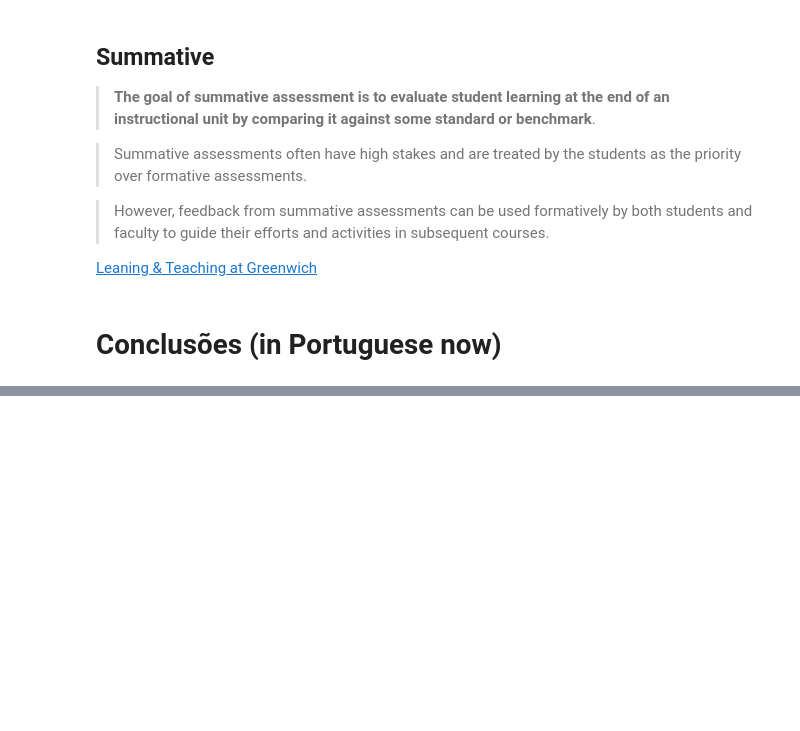
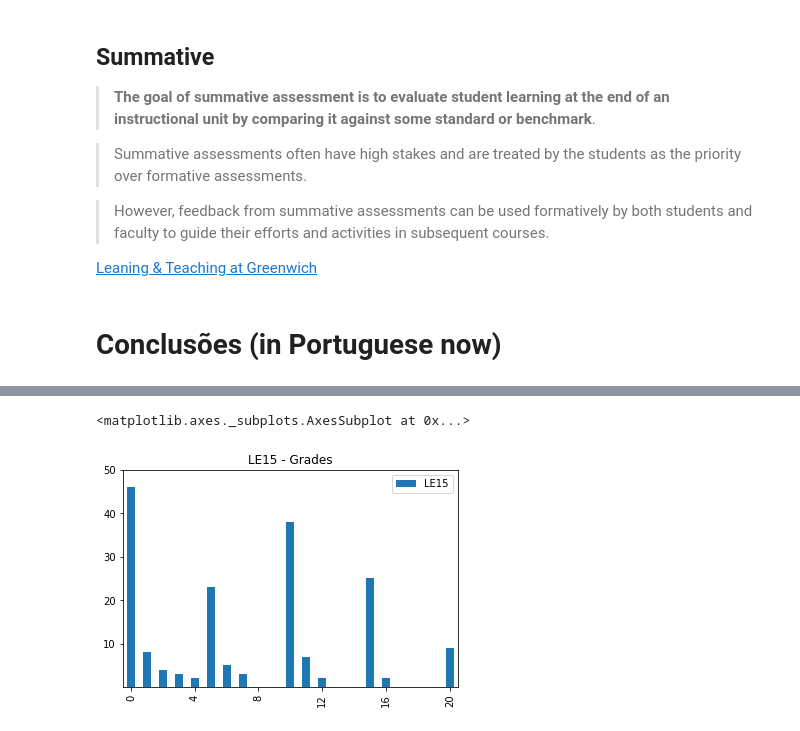
Before and after one commit to fpro-feup/public, a Jupyter notebook: midterm_analysis.ipynb, the cells around one changed output, grey strips where cells are left out. Drawn from its saved outputs; the diff is of its cells as text; code cells hidden in the pictures; blank space fills up the shorter version.

```diff
--- a/midterm_analysis.ipynb
+++ b/midterm_analysis.ipynb
@@ -120,0 +191,6 @@ df['LE'].plot(kind='area', title='Cristal clear!', xticks=[0, 4, 8, 12, 16, 20])
+# %%
+grades15 = {
+   'LE15': [46, 8, 4, 3, 2, 23, 5, 3, 0, 0, 38, 7, 2, 0, 0, 25, 2, 0, 0, 0, 9]
+}
+df15 = pd.DataFrame(grades15)
+df15
@@ -120,0 +215,5 @@ df['LE'].plot(kind='area', title='Cristal clear!', xticks=[0, 4, 8, 12, 16, 20])
+# %%
+df15.plot(kind='bar', title='LE15 - Grades', yticks=[10, 20, 30, 40, 50], xticks=[0, 4, 8, 12, 16, 20])
+# %% [output]
+<matplotlib.axes._subplots.AxesSubplot at 0x...>
+[figure, added]
```
Also changed, not shown: parts of 25 cells of this notebook.
